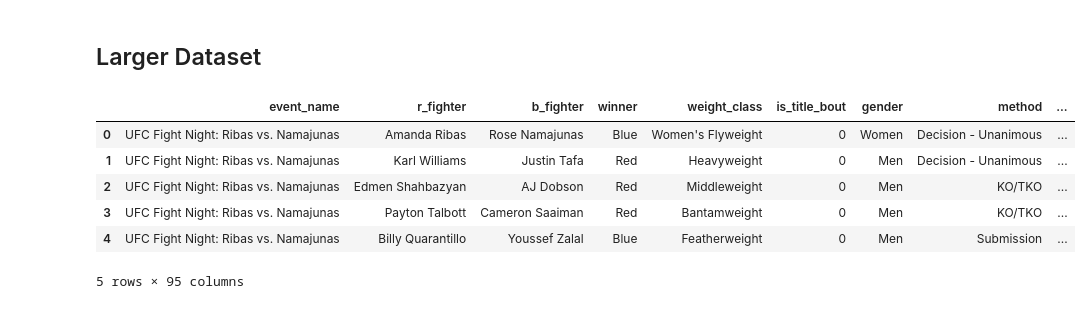
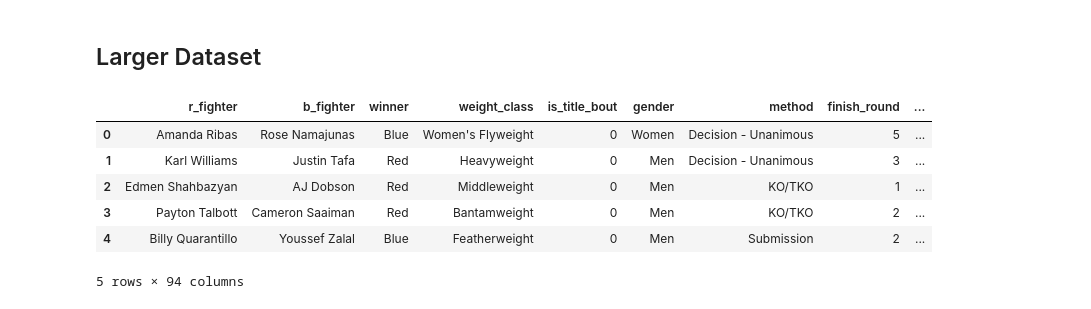
Before and after one commit to thomassems/UFC-Fight-Analytics, a Jupyter notebook: fight_analysis.ipynb, the cells around one changed output. Saved outputs shown, nothing was run; the diff lists cells and outputs as text; code cells hidden in the pictures.

```diff
--- a/fight_analysis.ipynb
+++ b/fight_analysis.ipynb
@@ -601,12 +606,13 @@ Mean Squared Error: 8.64290665514226
 ## Larger Dataset
 # %%
 large_data = pd.read_csv("large_dataset.csv")
+large_data.drop(['event_name'], axis=1, inplace=True)
 large_data.head()
 # %% [output]
-|  | event_name | r_fighter | b_fighter | winner | weight_class | is_title_bout | gender | method | ... |
-| 0 | UFC Fight Night: Ribas vs. Namajunas | Amanda Ribas | Rose Namajunas | Blue | Women's Flyweight | 0 | Women | Decision - Unanimous | ... |
-| 1 | UFC Fight Night: Ribas vs. Namajunas | Karl Williams | Justin Tafa | Red | Heavyweight | 0 | Men | Decision - Unanimous | ... |
-| 2 | UFC Fight Night: Ribas vs. Namajunas | Edmen Shahbazyan | AJ Dobson | Red | Middleweight | 0 | Men | KO/TKO | ... |
-| 3 | UFC Fight Night: Ribas vs. Namajunas | Payton Talbott | Cameron Saaiman | Red | Bantamweight | 0 | Men | KO/TKO | ... |
-| 4 | UFC Fight Night: Ribas vs. Namajunas | Billy Quarantillo | Youssef Zalal | Blue | Featherweight | 0 | Men | Submission | ... |
+|  | r_fighter | b_fighter | winner | weight_class | is_title_bout | gender | method | finish_round | ... |
+| 0 | Amanda Ribas | Rose Namajunas | Blue | Women's Flyweight | 0 | Women | Decision - Unanimous | 5 | ... |
+| 1 | Karl Williams | Justin Tafa | Red | Heavyweight | 0 | Men | Decision - Unanimous | 3 | ... |
+| 2 | Edmen Shahbazyan | AJ Dobson | Red | Middleweight | 0 | Men | KO/TKO | 1 | ... |
+| 3 | Payton Talbott | Cameron Saaiman | Red | Bantamweight | 0 | Men | KO/TKO | 2 | ... |
+| 4 | Billy Quarantillo | Youssef Zalal | Blue | Featherweight | 0 | Men | Submission | 2 | ... |
-5 rows × 95 columns
+5 rows × 94 columns
```
Also changed, not shown: parts of 7 cells of this notebook.
